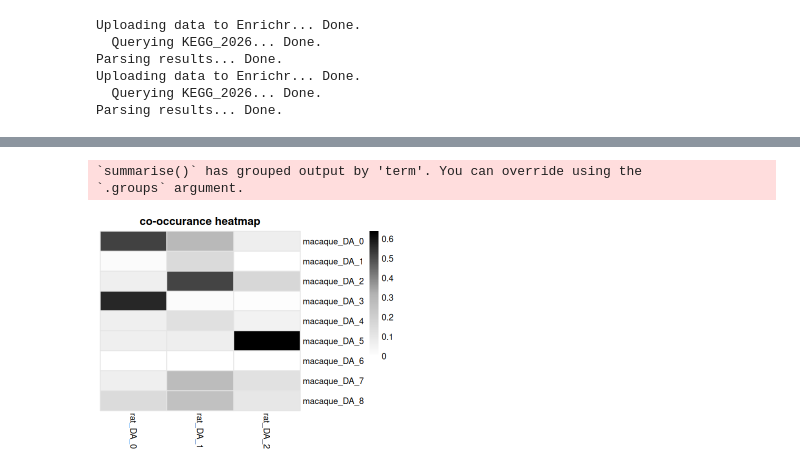
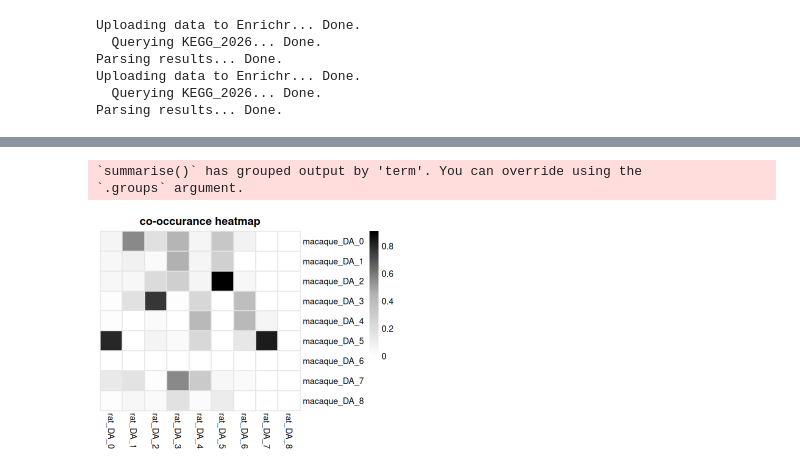
Before and after one commit to qwccccc/Macaque_VTA_snRNA_Script, a Jupyter notebook: Script/4_VTA_compare_to_rat.ipynb, the cells around one changed output, grey strips where cells are left out. Saved outputs shown, nothing was run; the diff lists cells and outputs as text; code cells hidden in the pictures.

```diff
--- a/Script/4_VTA_compare_to_rat.ipynb
+++ b/Script/4_VTA_compare_to_rat.ipynb
@@ -220,5 +224,5 @@ VlnPlot(
 # %%
-seurat1_sub1_filt = subset(seurat1_sub1, seurat_clusters %in% c(0))
+seurat1_sub1_filt = subset(seurat1_sub1, seurat_clusters %in% c(9))
 seurat1_sub1_filt
 # %% [output]
 An object of class Seurat
@@ -385,20 +368,27 @@ sub$Cluster = paste0("macaque_", sub$cluster)
 # 创建整合列表
 seurat_list <- list(rat = seurat1_sub1_filt1, mq = sub)
 
-# 两个数据集各自高变基因的交集
-features <- Reduce(intersect, lapply(seurat_list, VariableFeatures))
-if (length(features) == 0) {
-  stop("No shared variable features were found between rat and macaque datasets.")
-}
-message("Shared variable features: ", length(features))
+
+features_use <- SelectIntegrationFeatures(
+  object.list = seurat_list,
+  nfeatures = 3000
+)
+
+seurat_list <- lapply(seurat_list, function(object) {
+  ScaleData(object, features = features_use, verbose = FALSE)
+})
+
 
 # 使用 CCA 方法找整合锚点
 anchors <- FindIntegrationAnchors(
   object.list = seurat_list,
-  anchor.features = features,
-  reduction = "cca"
+  anchor.features = features_use,
+  reduction = "cca",
+  dims = 1:20,
+  k.filter = 150,
+  k.score = 30
  )
 
 # 整合数据
-integrated_data <- IntegrateData(anchorset = anchors)
+integrated_data <- IntegrateData(anchorset = anchors,dims = 1:20, k.weight = 150)
 # %% [output]
@@ -422,10 +412,10 @@ Warning message:
 # %%
 DefaultAssay(integrated_data) <- "integrated"
 
-integrated_data <- ScaleData(integrated_data)
-integrated_data <- RunPCA(integrated_data, npcs = 50)
-integrated_data <- RunUMAP(integrated_data, dims = 1:25)
+integrated_data <- ScaleData(integrated_data, verbose = FALSE)
+integrated_data <- RunPCA(integrated_data, npcs = 50,verbose = FALSE)
+integrated_data <- RunUMAP(integrated_data, dims = 1:20, verbose = FALSE)
 
-integrated_data <- FindNeighbors(integrated_data, dims = 1:25)
-integrated_data <- FindClusters(integrated_data, resolution = 2)
+integrated_data <- FindNeighbors(integrated_data, dims = 1:20, verbose = FALSE)
+integrated_data <- FindClusters(integrated_data, resolution = 2, verbose = FALSE)
 # %% [output]
@@ -517,2 +459,4 @@ DimPlot(integrated_data, reduction = "umap",split.by = "species",
+# %%
+integrated_data$cluster_new = paste0(integrated_data$species, '_', integrated_data$cluster)
 # %%
 pdf(
@@ -1013,32 +986,34 @@ for (i in 1:nrow(cocur.obs1)) {
         randomized_values <- purrr::map_dbl(cocur.rnd, ~ .x[i, j])
         test_result <- wilcox.test(randomized_values,mu = observed_value, alternative = "less", exact = F)
         p_values[i, j] <- test_result$p.value
     }
 }
 p_sign <- symnum(as.matrix(p_values), corr = FALSE, na = FALSE,
                  cutpoints = c(0, 0.001, 0.01, 0.05, 0.1, 1),
                  symbols = c("***", "**", "*", ".#", " "))
 
 
 cocur.obs1_rename = cocur.obs1
 
 # rownames(cocur.obs1_rename) <- gsub("^rat_", "", rownames(cocur.obs1_rename))
 # colnames(cocur.obs1_rename) <- gsub("^macaque_", "", colnames(cocur.obs1_rename))
 
 options(repr.plot.width = 5, repr.plot.height = 4)
 { ### 展示 OverlapRatio并保存热图
     pheatmap::pheatmap(
         t(cocur.obs1_rename),
         main = "co-occurance heatmap",
         border_color = "grey90",
         cluster_rows = F,
         cluster_cols = F,
+        # max = 0.6,
+        # min = 0,
         color = colorRampPalette(c("white", "grey70", "black"))(100),
-        filename = "/mnt/90-connectome/Personal/CQW/motor_snRNA_new/article/EX_cellpaper_motor_co_heatmap_subclass.pdf", # 保存为PDF文件
+        # filename = "/mnt/90-connectome/Personal/CQW/motor_snRNA_new/article/EX_cellpaper_motor_co_heatmap_subclass.pdf", # 保存为PDF文件
         width = 5, height = 4
     )
 }
 # %% [output]
 `summarise()` has grouped output by 'term'. You can override using the
 `.groups` argument.
-[figure, old version]
+[figure, new version]
```
Also changed, not shown: parts of 42 cells of this notebook, 2 other files.
